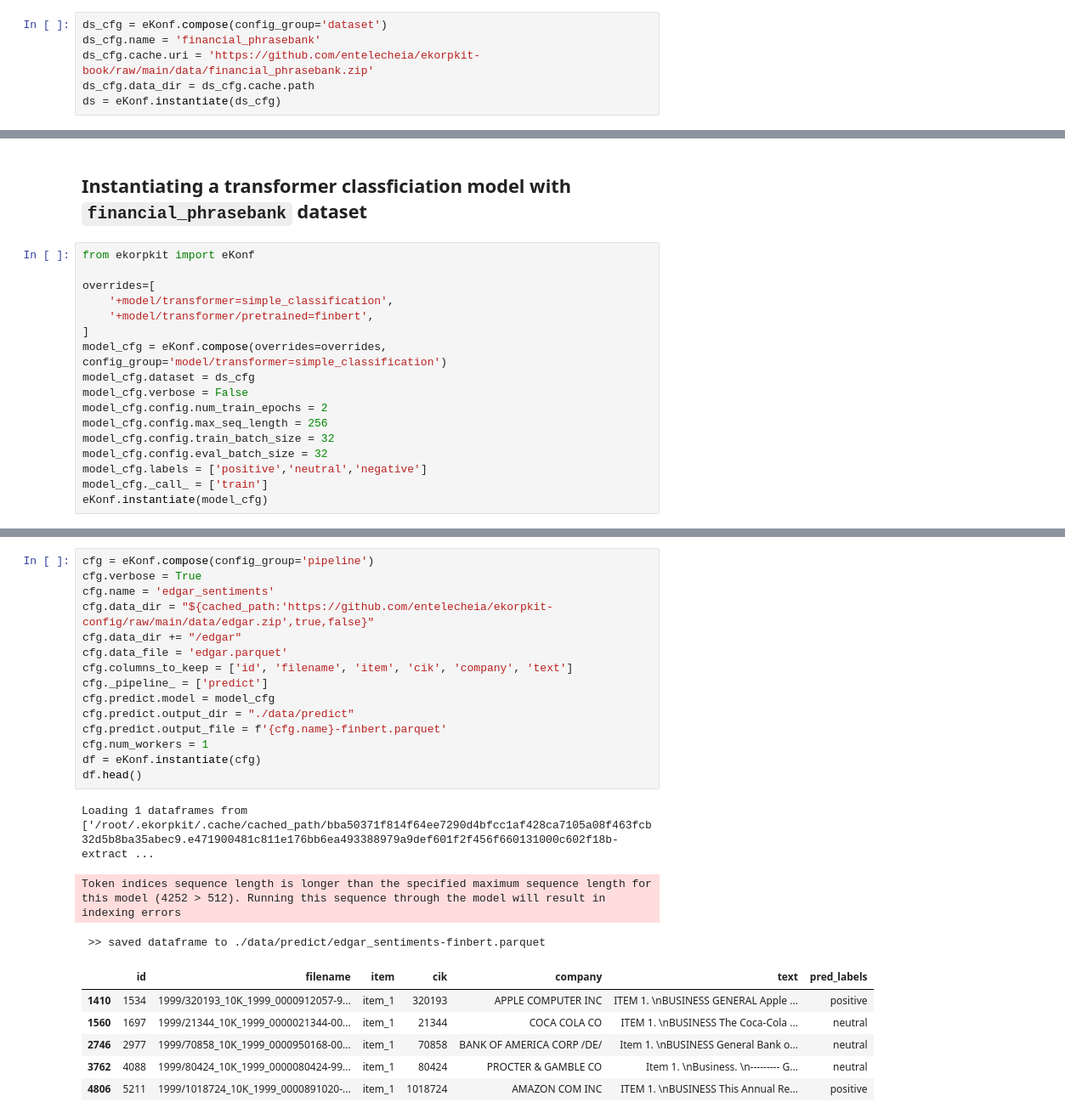
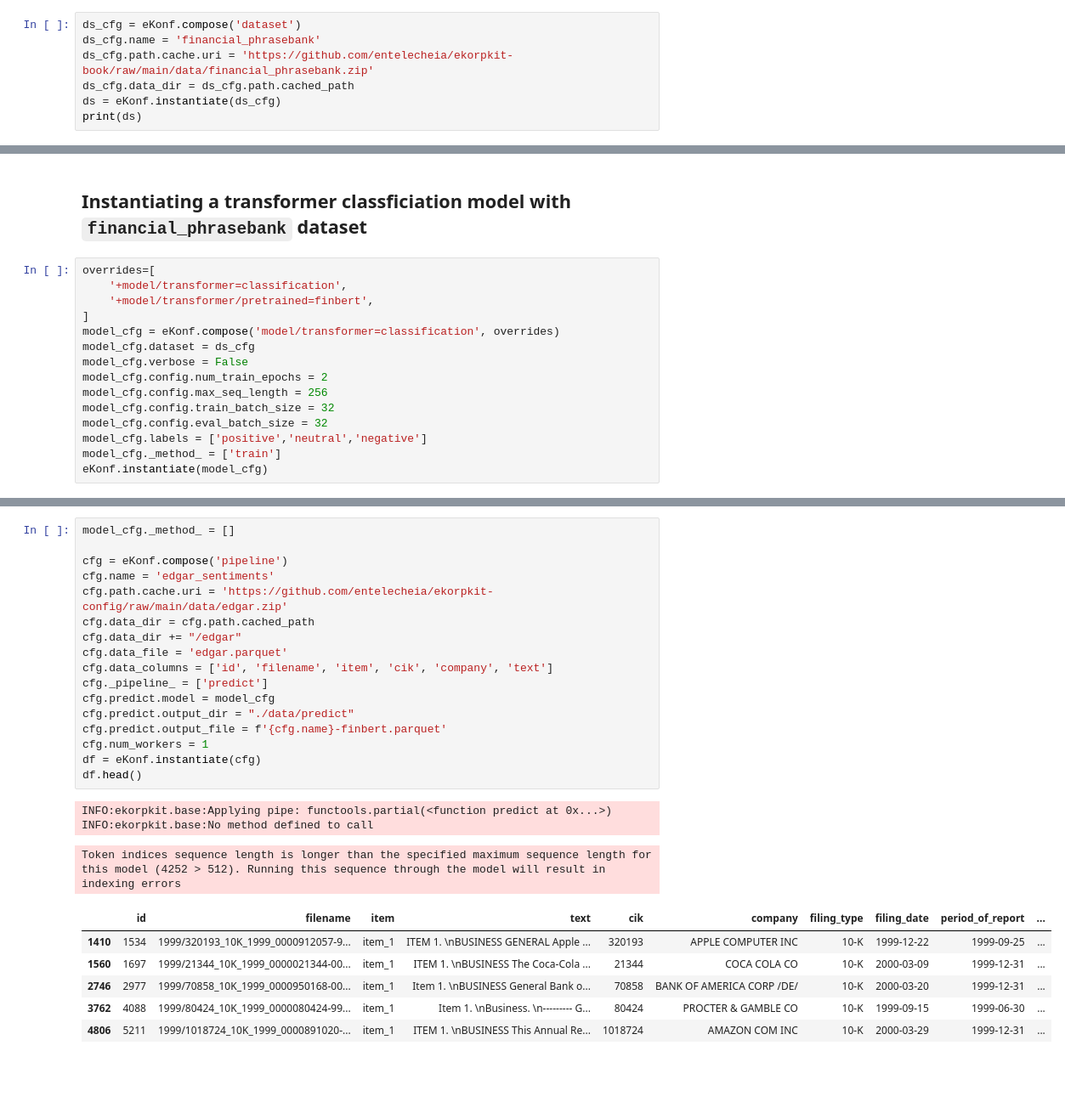
Before and after one commit to entelecheia/ekorpkit-book, a Jupyter notebook: ekorpkit-book/docs/usecases/edgar/predict_edgar.ipynb, the cells around one changed output, grey strips where cells are left out. Shown at 85% size. Cells and saved outputs as stored; diff of their text form; blank space fills up the shorter version.

Commit message:
update predict edgar notebook

```diff
--- a/ekorpkit-book/docs/usecases/edgar/predict_edgar.ipynb
+++ b/ekorpkit-book/docs/usecases/edgar/predict_edgar.ipynb
@@ -32,8 +49,9 @@ WARNING:ekorpkit.pipelines.pipe:No pipeline specified
 # %% [markdown]
 ## Prepare `financial_phrasebank` dataset
 # %%
-ds_cfg = eKonf.compose(config_group='dataset')
+ds_cfg = eKonf.compose('dataset')
 ds_cfg.name = 'financial_phrasebank'
-ds_cfg.cache.uri = 'https://github.com/entelecheia/ekorpkit-book/raw/main/data/financial_phrasebank.zip'
-ds_cfg.data_dir = ds_cfg.cache.path
+ds_cfg.path.cache.uri = 'https://github.com/entelecheia/ekorpkit-book/raw/main/data/financial_phrasebank.zip'
+ds_cfg.data_dir = ds_cfg.path.cached_path
 ds = eKonf.instantiate(ds_cfg)
+print(ds)
@@ -71,13 +101,11 @@ print(cfg.predict.output_file)
 # %% [markdown]
 ## Instantiating a transformer classficiation model with `financial_phrasebank` dataset
 # %%
-from ekorpkit import eKonf
-
 overrides=[
-    '+model/transformer=simple_classification',
+    '+model/transformer=classification',
     '+model/transformer/pretrained=finbert',
 ]
-model_cfg = eKonf.compose(overrides=overrides, config_group='model/transformer=simple_classification')
+model_cfg = eKonf.compose('model/transformer=classification', overrides)
 model_cfg.dataset = ds_cfg
 model_cfg.verbose = False
 model_cfg.config.num_train_epochs = 2
@@ -85,6 +113,6 @@ model_cfg.config.max_seq_length = 256
 model_cfg.config.train_batch_size = 32
 model_cfg.config.eval_batch_size = 32
 model_cfg.labels = ['positive','neutral','negative']
-model_cfg._call_ = ['train']
+model_cfg._method_ = ['train']
 eKonf.instantiate(model_cfg)
 # %% [output]
@@ -92,28 +145,30 @@ eKonf.instantiate(model_cfg)
 # %%
-cfg = eKonf.compose(config_group='pipeline')
-cfg.verbose = True
+model_cfg._method_ = []
+
+cfg = eKonf.compose('pipeline')
 cfg.name = 'edgar_sentiments'
-cfg.data_dir = "${cached_path:'https://github.com/entelecheia/ekorpkit-config/raw/main/data/edgar.zip',true,false}"
+cfg.path.cache.uri = 'https://github.com/entelecheia/ekorpkit-config/raw/main/data/edgar.zip'
+cfg.data_dir = cfg.path.cached_path
 cfg.data_dir += "/edgar"
 cfg.data_file = 'edgar.parquet'
-cfg.columns_to_keep = ['id', 'filename', 'item', 'cik', 'company', 'text']
+cfg.data_columns = ['id', 'filename', 'item', 'cik', 'company', 'text']
 cfg._pipeline_ = ['predict']
 cfg.predict.model = model_cfg
 cfg.predict.output_dir = "./data/predict"
 cfg.predict.output_file = f'{cfg.name}-finbert.parquet'
 cfg.num_workers = 1
 df = eKonf.instantiate(cfg)
 df.head()
 # %% [output]
-Loading 1 dataframes from ['/root/.ekorpkit/.cache/cached_path/bba50371f814f64ee7290d4bfcc1af428ca7105a08f463fcb32d5b8ba35abec9.e471900481c811e176bb6ea493388979a9def601f2f456f660131000c602f18b-extract ...
+INFO:ekorpkit.base:Applying pipe: functools.partial(<function predict at 0x...>)
+INFO:ekorpkit.base:No method defined to call
 Token indices sequence length is longer than the specified maximum sequence length for this model (4252 > 512). Running this sequence through the model will result in indexing errors
- >> saved dataframe to ./data/predict/edgar_sentiments-finbert.parquet
-|  | id | filename | item | cik | company | text | pred_labels |
-| 1410 | 1534 | 1999/320193_10K_1999_0000912057-9... | item_1 | 320193 | APPLE COMPUTER INC | ITEM 1. \nBUSINESS GENERAL Apple ... | positive |
-| 1560 | 1697 | 1999/21344_10K_1999_0000021344-00... | item_1 | 21344 | COCA COLA CO | ITEM 1. \nBUSINESS The Coca-Cola ... | neutral |
-| 2746 | 2977 | 1999/70858_10K_1999_0000950168-00... | item_1 | 70858 | BANK OF AMERICA CORP /DE/ | Item 1. \nBUSINESS General Bank o... | neutral |
-| 3762 | 4088 | 1999/80424_10K_1999_0000080424-99... | item_1 | 80424 | PROCTER & GAMBLE CO | Item 1. \nBusiness. \n--------- G... | neutral |
-| 4806 | 5211 | 1999/1018724_10K_1999_0000891020-... | item_1 | 1018724 | AMAZON COM INC | ITEM 1. \nBUSINESS This Annual Re... | positive |
+|  | id | filename | item | text | cik | company | filing_type | filing_date | period_of_report | ... |
+| 1410 | 1534 | 1999/320193_10K_1999_0000912057-9... | item_1 | ITEM 1. \nBUSINESS GENERAL Apple ... | 320193 | APPLE COMPUTER INC | 10-K | 1999-12-22 | 1999-09-25 | ... |
+| 1560 | 1697 | 1999/21344_10K_1999_0000021344-00... | item_1 | ITEM 1. \nBUSINESS The Coca-Cola ... | 21344 | COCA COLA CO | 10-K | 2000-03-09 | 1999-12-31 | ... |
+| 2746 | 2977 | 1999/70858_10K_1999_0000950168-00... | item_1 | Item 1. \nBUSINESS General Bank o... | 70858 | BANK OF AMERICA CORP /DE/ | 10-K | 2000-03-20 | 1999-12-31 | ... |
+| 3762 | 4088 | 1999/80424_10K_1999_0000080424-99... | item_1 | Item 1. \nBusiness. \n--------- G... | 80424 | PROCTER & GAMBLE CO | 10-K | 1999-09-15 | 1999-06-30 | ... |
+| 4806 | 5211 | 1999/1018724_10K_1999_0000891020-... | item_1 | ITEM 1. \nBUSINESS This Annual Re... | 1018724 | AMAZON COM INC | 10-K | 2000-03-29 | 1999-12-31 | ... |
 # %%
 df.info()
 # %% [output]
```
Also changed, not shown: parts of 10 cells of this notebook.
